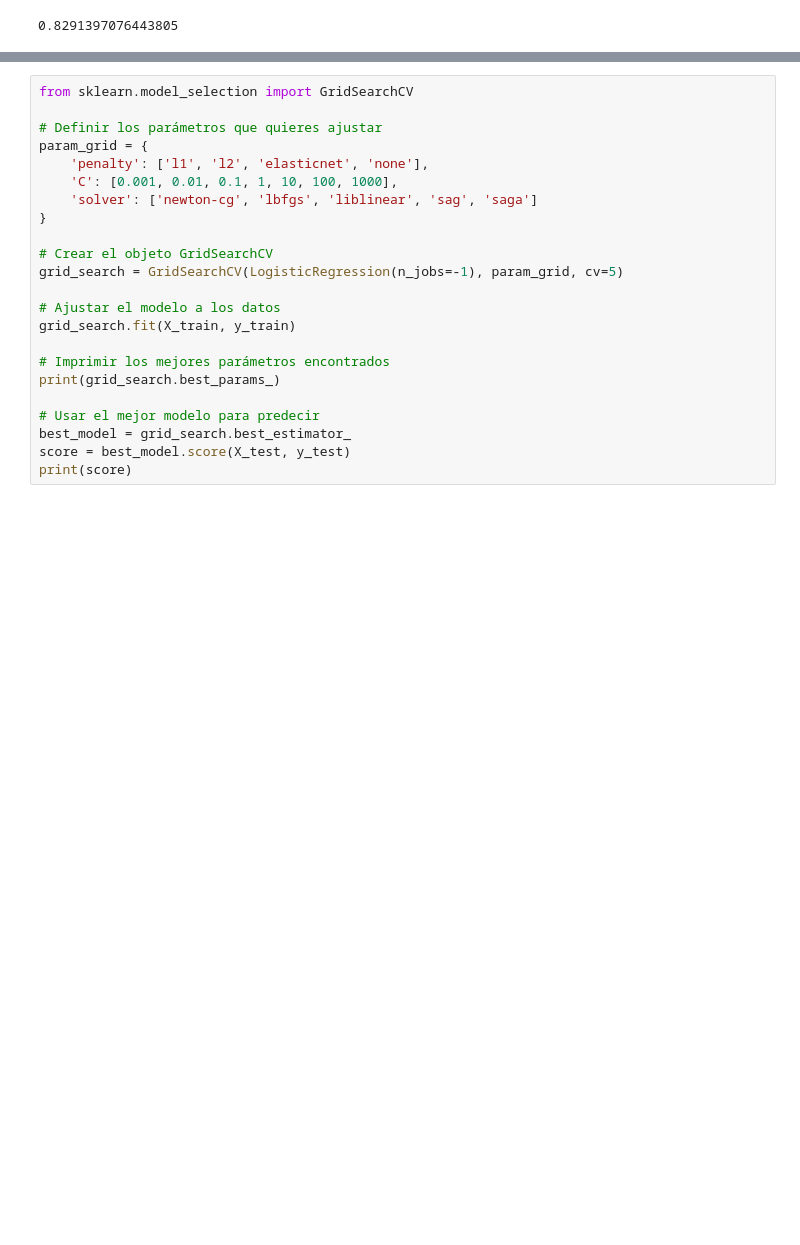
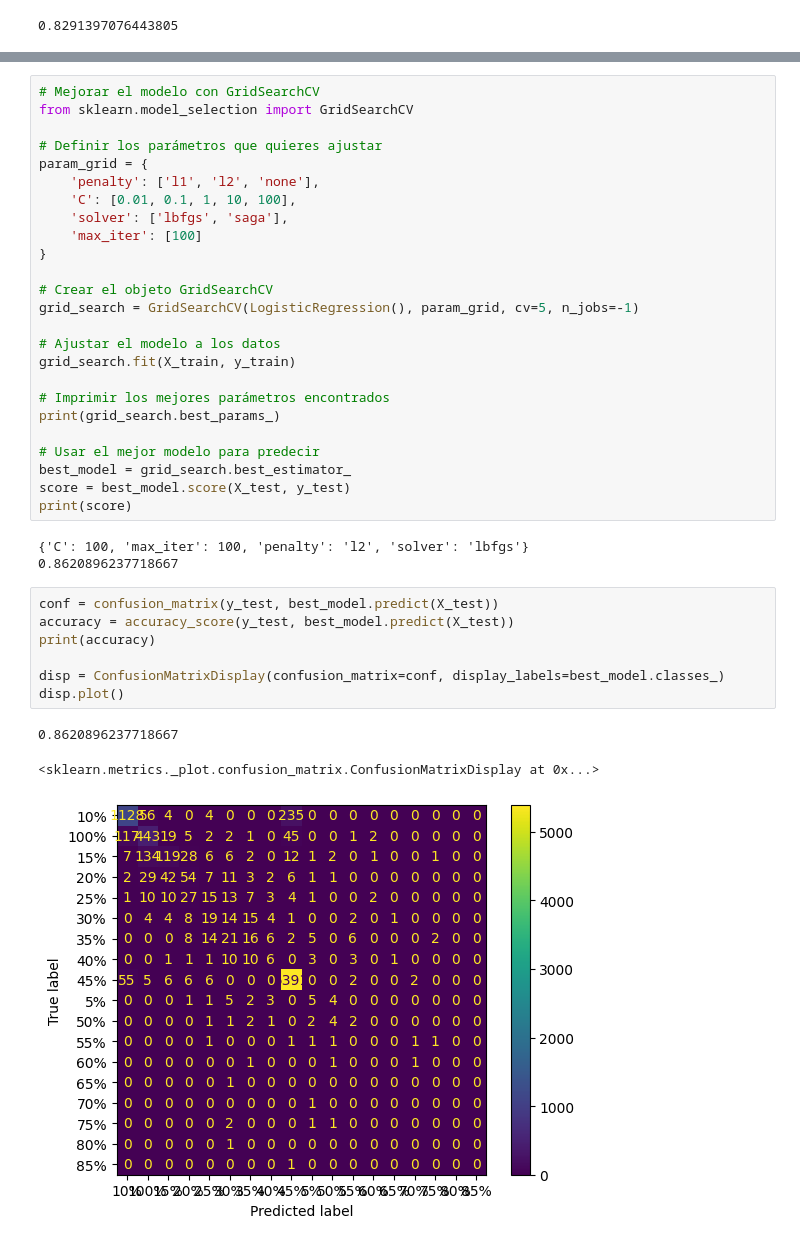
Before and after one commit to jazurdia/Proyecto1MD, a Jupyter notebook: reg_log.ipynb, the cells around one changed output, grey strips where cells are left out. Drawn from its saved outputs; the diff is of its cells as text; blank space fills up the shorter version.

```diff
--- a/reg_log.ipynb
+++ b/reg_log.ipynb
@@ -106,15 +143,17 @@ print(score)
 # %%
+# Mejorar el modelo con GridSearchCV
 from sklearn.model_selection import GridSearchCV
 
 # Definir los parámetros que quieres ajustar
 param_grid = {
-    'penalty': ['l1', 'l2', 'elasticnet', 'none'],
-    'C': [0.001, 0.01, 0.1, 1, 10, 100, 1000],
-    'solver': ['newton-cg', 'lbfgs', 'liblinear', 'sag', 'saga']
+    'penalty': ['l1', 'l2', 'none'],
+    'C': [0.01, 0.1, 1, 10, 100],
+    'solver': ['lbfgs', 'saga'],
+    'max_iter': [100]
 }
 
 # Crear el objeto GridSearchCV
-grid_search = GridSearchCV(LogisticRegression(n_jobs=-1), param_grid, cv=5)
+grid_search = GridSearchCV(LogisticRegression(), param_grid, cv=5, n_jobs=-1)
 
 # Ajustar el modelo a los datos
 grid_search.fit(X_train, y_train)
@@ -126,3 +165,17 @@ print(grid_search.best_params_)
 best_model = grid_search.best_estimator_
 score = best_model.score(X_test, y_test)
 print(score)
+# %% [output]
+{'C': 100, 'max_iter': 100, 'penalty': 'l2', 'solver': 'lbfgs'}
+0.8620896237718667
+# %%
+conf = confusion_matrix(y_test, best_model.predict(X_test))
+accuracy = accuracy_score(y_test, best_model.predict(X_test))
+print(accuracy)
+
+disp = ConfusionMatrixDisplay(confusion_matrix=conf, display_labels=best_model.classes_)
+disp.plot()
+# %% [output]
+0.8620896237718667
+<sklearn.metrics._plot.confusion_matrix.ConfusionMatrixDisplay at 0x...>
+[figure, added]
```
Also changed, not shown: parts of 6 cells of this notebook.
